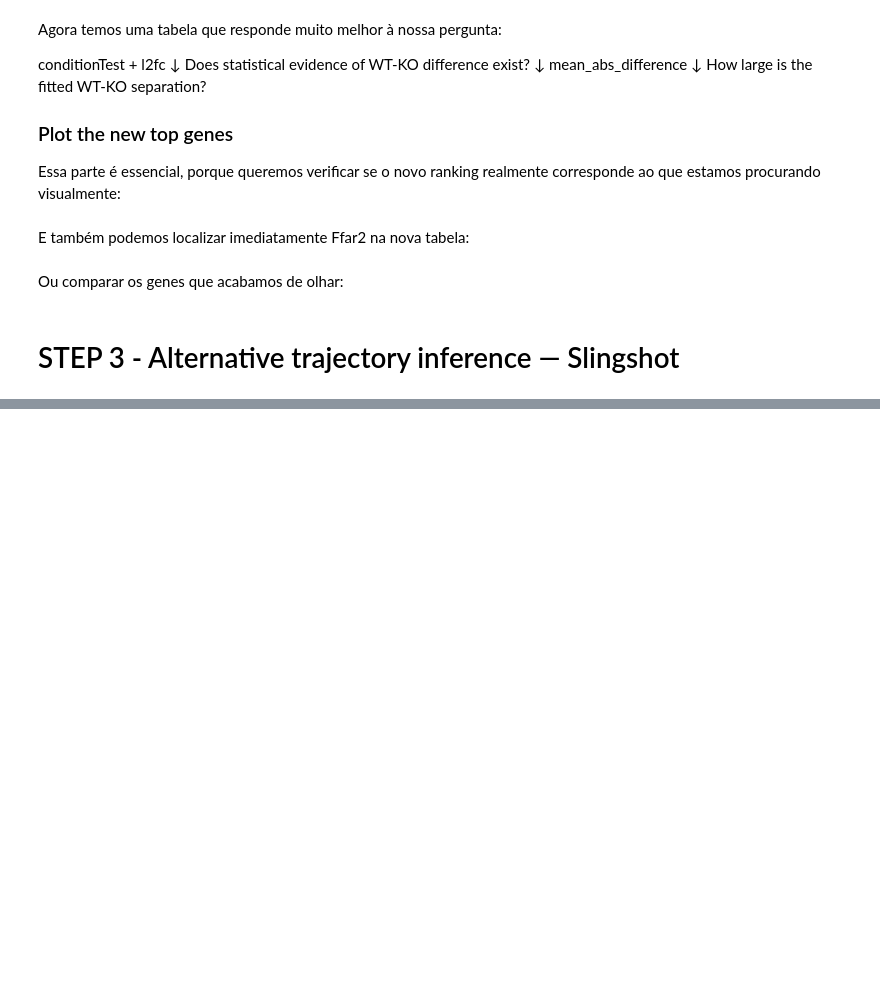
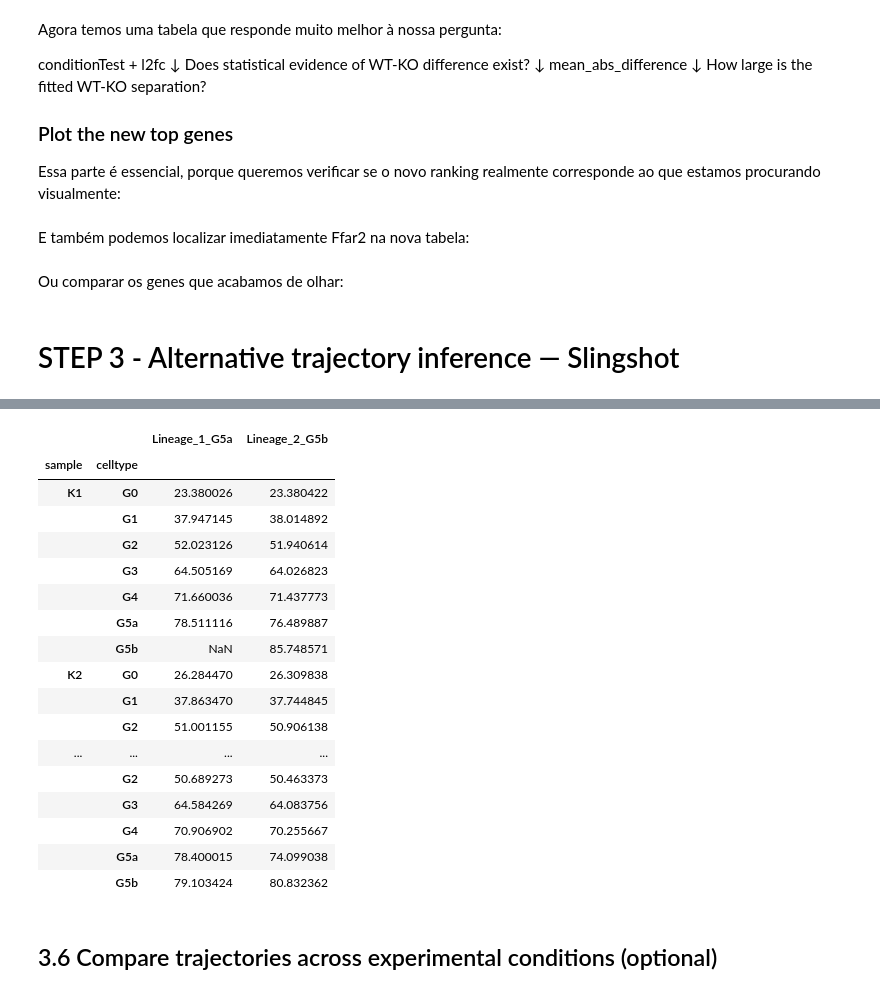
Before and after one commit to TAndrighetti/SingleCell_Analysis_Tools, a Jupyter notebook: tutoriais/Trajectory_application.ipynb, the cells around one changed output, grey strips where cells are left out. Saved outputs shown, nothing was run; the diff lists cells and outputs as text; code cells hidden in the pictures; blank space fills up the shorter version.

```diff
--- a/tutoriais/Trajectory_application.ipynb
+++ b/tutoriais/Trajectory_application.ipynb
@@ -3415,0 +1764,29 @@ sample_dynamics -> True
+# %%
+display(
+    ad_sling.obs[
+        ["sample", stage_col, *slingshot["pseudotime_plot"].columns]
+    ]
+    .groupby(["sample", stage_col], observed=True)
+    .median()
+)
+# %% [output]
+|  |  | Lineage_1_G5a | Lineage_2_G5b |
+| sample | celltype |  |  |
+| K1 | G0 | 23.380026 | 23.380422 |
+|  | G1 | 37.947145 | 38.014892 |
+|  | G2 | 52.023126 | 51.940614 |
+|  | G3 | 64.505169 | 64.026823 |
+|  | G4 | 71.660036 | 71.437773 |
+|  | G5a | 78.511116 | 76.489887 |
+|  | G5b | NaN | 85.748571 |
+| K2 | G0 | 26.284470 | 26.309838 |
+|  | G1 | 37.863470 | 37.744845 |
+|  | G2 | 51.001155 | 50.906138 |
+| ... | ... | ... | ... |
+|  | G2 | 50.689273 | 50.463373 |
+|  | G3 | 64.584269 | 64.083756 |
+|  | G4 | 70.906902 | 70.255667 |
+|  | G5a | 78.400015 | 74.099038 |
+|  | G5b | 79.103424 | 80.832362 |
+# %% [markdown]
+## 3.6 Compare trajectories across experimental conditions (optional)
```
Also changed, not shown: parts of 58 cells of this notebook, 3 other files.
